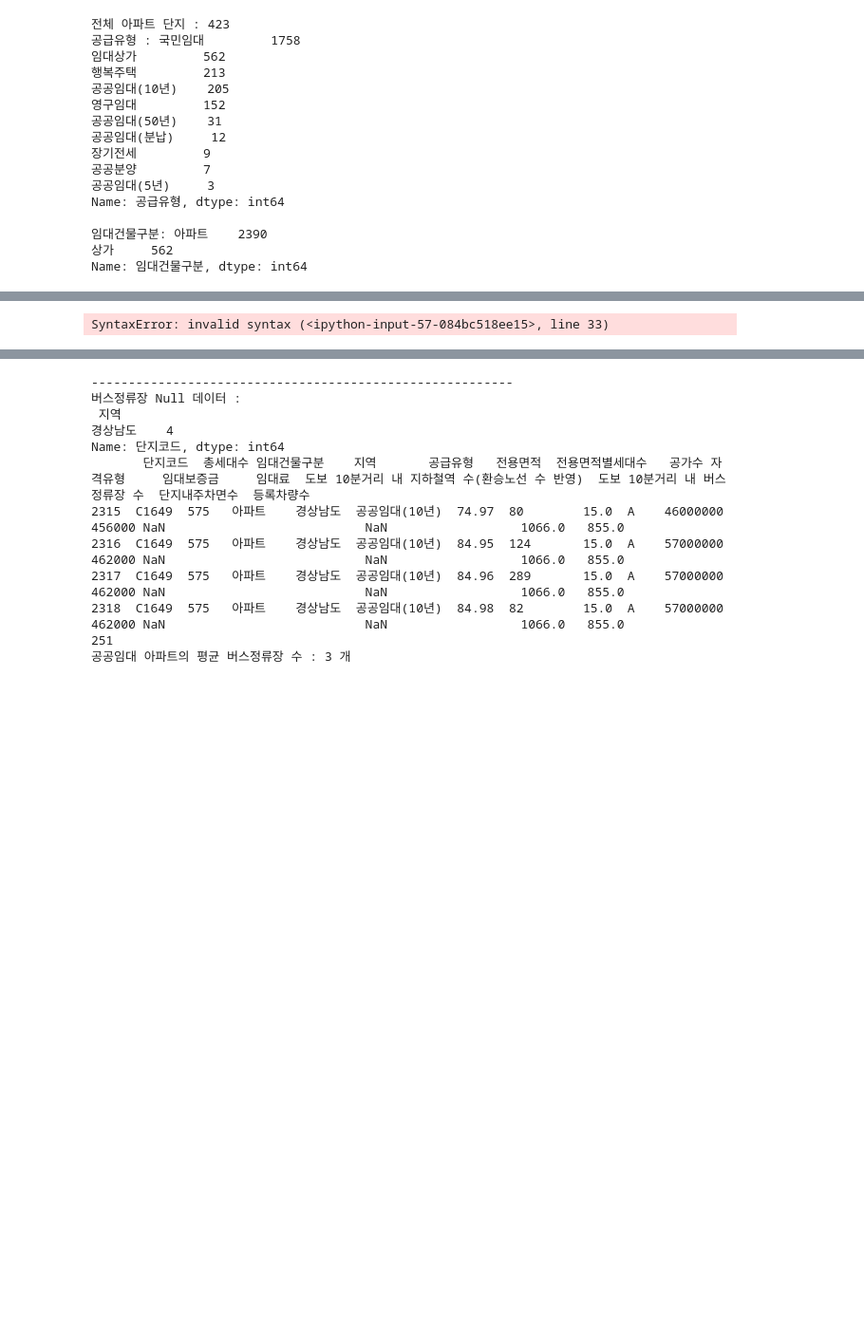
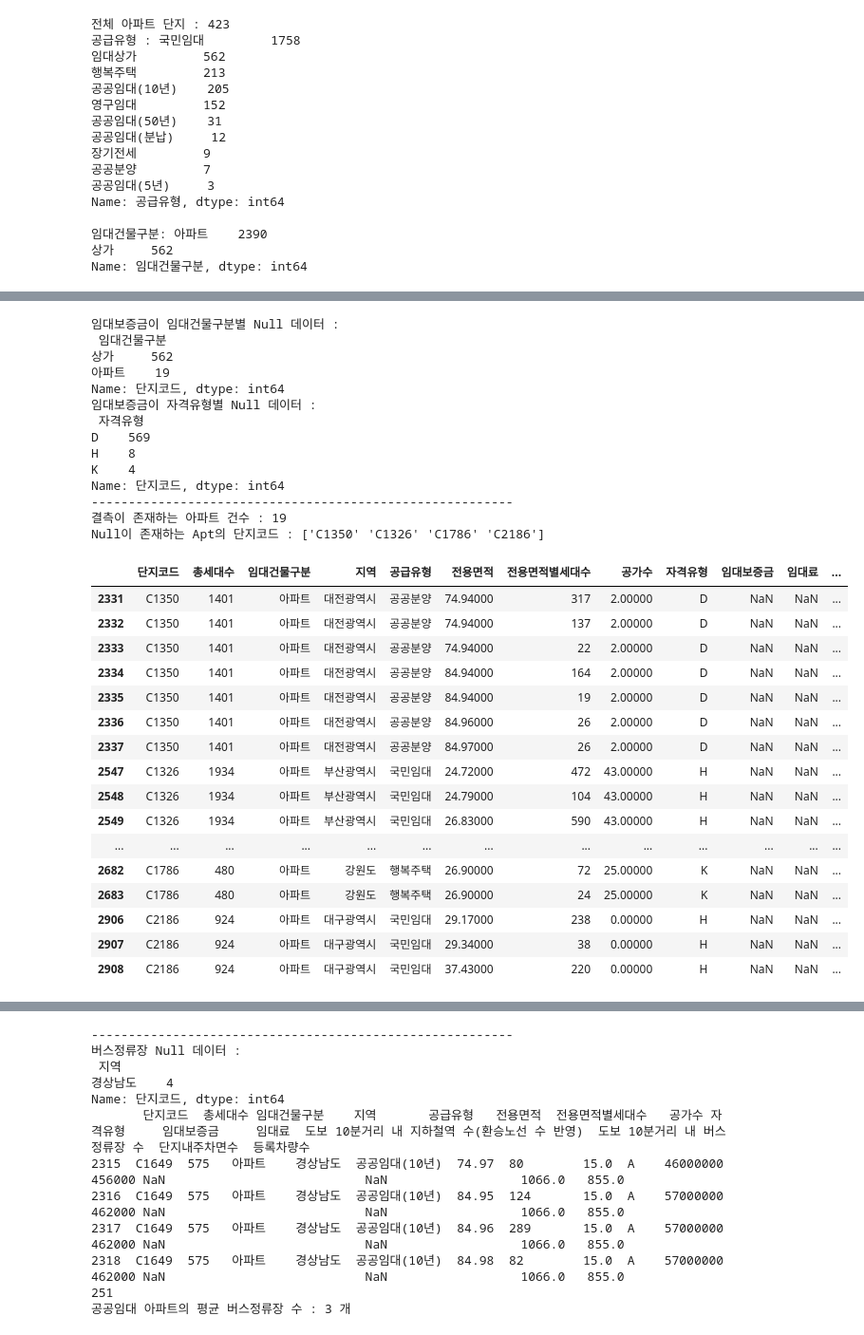
Before and after one commit to wook1990/insomnia, a Jupyter notebook: 03.TOYPROJECT/02.Parkinlot_optimiztion/01.EDA.ipynb, the cells around one changed output, grey strips where cells are left out. Shown at 95% size. Cells and saved outputs as stored; diff of their text form; code cells hidden in the pictures; blank space fills up the shorter version.

```diff
--- a/03.TOYPROJECT/02.Parkinlot_optimiztion/01.EDA.ipynb
+++ b/03.TOYPROJECT/02.Parkinlot_optimiztion/01.EDA.ipynb
@@ -117,39 +123,56 @@ train_df.isnull().sum().to_frame().T
 # %%
 # 임대보증금과 임대료가 Null 또는 비어있는 값으로 들어가 있는 경우 0 처리
 # "-" 문자열 Null로 치환
 
 train_df = train_df.replace("-", numpy.nan)
 train_df = train_df.astype({"임대보증금" : float, "임대료" : float})
 
 # 1. 임대보증금, 임대료가 NaN인 데이터에서 상가 아파트에 따른 정보 확인
 print("임대보증금이 임대건물구분별 Null 데이터 : \n {}".format(train_df[train_df["임대보증금"].isnull() == True].groupby(["임대건물구분"]).count()["단지코드"]))
 print("임대보증금이 자격유형별 Null 데이터 : \n {}".format(train_df[train_df["임대보증금"].isnull() == True].groupby(["자격유형"]).count()["단지코드"]))
 print("---------------------------------------------------------")
 # 상가 : 562건, 아파트: 19 건
-train_df_apt = train_df[train_df["임대보증금"].isnull() == True].loc[train_df["임대건물구분"] == "아파트"]
-train_df_store = train_df[train_df["임대보증금"].isnull() == True].loc[train_df["임대건물구분"] == "상가"]
+train_df_apt_null = train_df[train_df["임대보증금"].isnull() == True].loc[train_df["임대건물구분"] == "아파트"]
+print("결측이 존재하는 아파트 건수 : {}".format(len(train_df_apt_null)))
+train_df_store_null = train_df[train_df["임대보증금"].isnull() == True].loc[train_df["임대건물구분"] == "상가"]
 
 # 아파트의 임대 보증금 Null데이터 관측치 확인
-print("Null이 존재하는 Apt의 단지코드 : {}".format(train_df_apt["단지코드"].unique()))
+print("Null이 존재하는 Apt의 단지코드 : {}".format(train_df_apt_null["단지코드"].unique()))
 # Null 이존재하는 단지코드
 # ['C1350', 'C1326', 'C1786', 'C2186']
 # 단지코드만 조회
-train_df.loc[train_df["단지코드"].isin(['C1350', 'C1326', 'C1786', 'C2186'])]
+train_df_apt_null.loc[train_df["단지코드"].isin(['C1350', 'C1326', 'C1786', 'C2186'])]
 # 대전, 부산, 강원도, 대구 지역에 있는 아파트의 임대보즘금의 Null 값이 발생
 # 전용면적별, 공급유형별 임대보증금을 비교하여 Null 값 보정 가능 할 수 도 있음
-
-# 전용 면적의 그룹핑필요
-# 전용 면적 평수 변환하여 평수별 그룹핑
-
-train_df["전용면적평수"] = [math.ceil(x)/10 for x in train_df["전용면적"]/3.3*10]
-# train_df["전용면적평수"].hist()
-# 임대 상가의 경우 면적평수가 매우 넓음!
-train_df[train_df["전용면적평수"] > 60]
-
-# Null 값을 보정하려면, 상가와 아파트를 구분
-train_df.loc[(train_df["임대건물구분"] == "아파트") & (train_df["지역"].isin(["대전광역시","부산광역시","강원도","대구광역시"]))].groupby(["단지코드","지역", "공급유형"]).apply(lambda x : x.mean(skipna=True))
-
-# 임대상가 여부도 컬럼에 추가 파생변수 생성
-#train_df.groupby(["단지코드","임대건물구분","지역","공급유형"])
 # %% [output]
-SyntaxError: invalid syntax (<ipython-input-57-084bc518ee15>, line 33)
+임대보증금이 임대건물구분별 Null 데이터 :
+ 임대건물구분
+상가     562
+아파트    19
+Name: 단지코드, dtype: int64
+임대보증금이 자격유형별 Null 데이터 :
+ 자격유형
+D    569
+H    8
+K    4
+Name: 단지코드, dtype: int64
+---------------------------------------------------------
+결측이 존재하는 아파트 건수 : 19
+Null이 존재하는 Apt의 단지코드 : ['C1350' 'C1326' 'C1786' 'C2186']
+|  | 단지코드 | 총세대수 | 임대건물구분 | 지역 | 공급유형 | 전용면적 | 전용면적별세대수 | 공가수 | 자격유형 | 임대보증금 | 임대료 | ... |
+| 2331 | C1350 | 1401 | 아파트 | 대전광역시 | 공공분양 | 74.94000 | 317 | 2.00000 | D | NaN | NaN | ... |
+| 2332 | C1350 | 1401 | 아파트 | 대전광역시 | 공공분양 | 74.94000 | 137 | 2.00000 | D | NaN | NaN | ... |
+| 2333 | C1350 | 1401 | 아파트 | 대전광역시 | 공공분양 | 74.94000 | 22 | 2.00000 | D | NaN | NaN | ... |
+| 2334 | C1350 | 1401 | 아파트 | 대전광역시 | 공공분양 | 84.94000 | 164 | 2.00000 | D | NaN | NaN | ... |
+| 2335 | C1350 | 1401 | 아파트 | 대전광역시 | 공공분양 | 84.94000 | 19 | 2.00000 | D | NaN | NaN | ... |
+| 2336 | C1350 | 1401 | 아파트 | 대전광역시 | 공공분양 | 84.96000 | 26 | 2.00000 | D | NaN | NaN | ... |
+| 2337 | C1350 | 1401 | 아파트 | 대전광역시 | 공공분양 | 84.97000 | 26 | 2.00000 | D | NaN | NaN | ... |
+| 2547 | C1326 | 1934 | 아파트 | 부산광역시 | 국민임대 | 24.72000 | 472 | 43.00000 | H | NaN | NaN | ... |
+| 2548 | C1326 | 1934 | 아파트 | 부산광역시 | 국민임대 | 24.79000 | 104 | 43.00000 | H | NaN | NaN | ... |
+| 2549 | C1326 | 1934 | 아파트 | 부산광역시 | 국민임대 | 26.83000 | 590 | 43.00000 | H | NaN | NaN | ... |
+| ... | ... | ... | ... | ... | ... | ... | ... | ... | ... | ... | ... | ... |
+| 2682 | C1786 | 480 | 아파트 | 강원도 | 행복주택 | 26.90000 | 72 | 25.00000 | K | NaN | NaN | ... |
+| 2683 | C1786 | 480 | 아파트 | 강원도 | 행복주택 | 26.90000 | 24 | 25.00000 | K | NaN | NaN | ... |
+| 2906 | C2186 | 924 | 아파트 | 대구광역시 | 국민임대 | 29.17000 | 238 | 0.00000 | H | NaN | NaN | ... |
+| 2907 | C2186 | 924 | 아파트 | 대구광역시 | 국민임대 | 29.34000 | 38 | 0.00000 | H | NaN | NaN | ... |
+| 2908 | C2186 | 924 | 아파트 | 대구광역시 | 국민임대 | 37.43000 | 220 | 0.00000 | H | NaN | NaN | ... |
```
Also changed, not shown: parts of 6 cells of this notebook.
